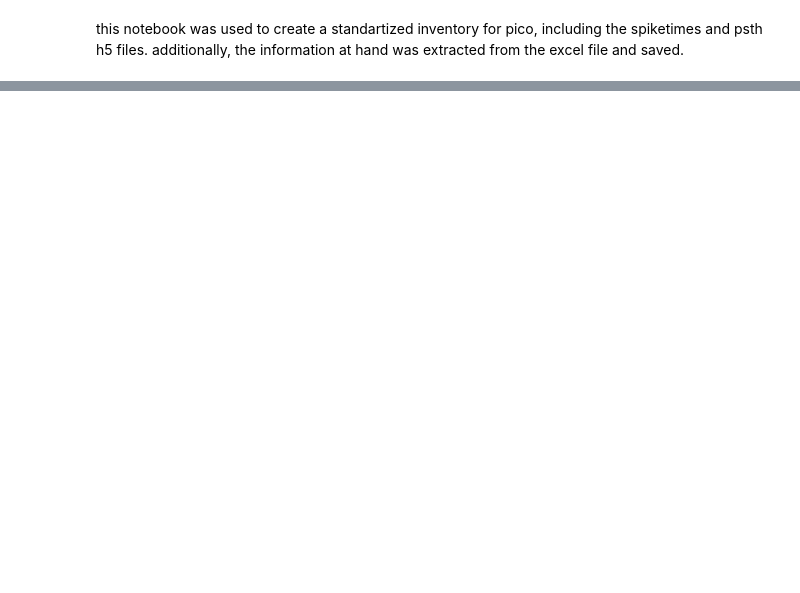
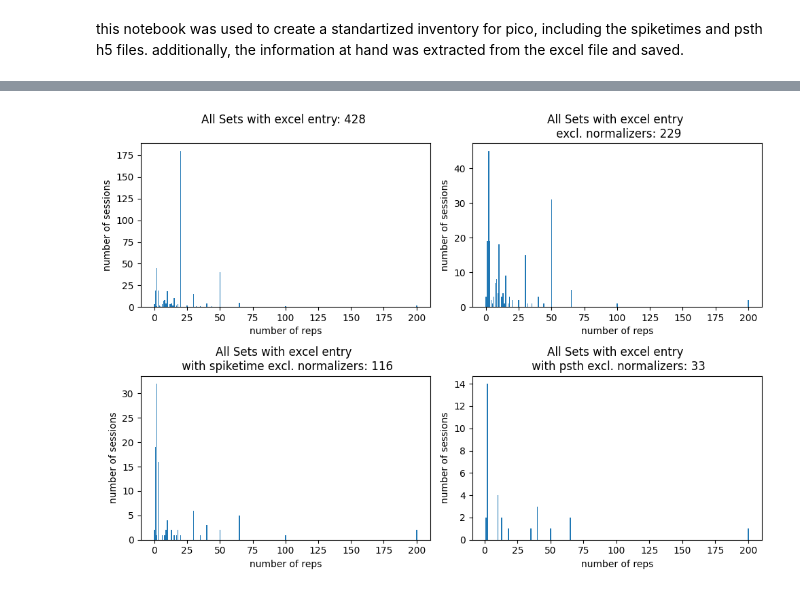
Before and after one commit to AliyaAbl/dandi_brainscore, a Jupyter notebook: create_inventory.ipynb, the cells around one changed output, grey strips where cells are left out. Saved outputs shown, nothing was run; the diff lists cells and outputs as text; code cells hidden in the pictures; blank space fills up the shorter version.

```diff
--- a/create_inventory.ipynb
+++ b/create_inventory.ipynb
@@ -9,22 +9,4 @@ import fnmatch
 import shutil
 import re
 from ruamel.yaml import YAML
-# %%
-def find_directories_with_name(root_dir, directory_name):
-    directory_paths = []
-    for foldername, subfolders, _ in os.walk(root_dir):
-        if directory_name in subfolders:
-            directory_paths.append(os.path.join(foldername, directory_name))
-    return directory_paths
-
-############### Find Directories of SpikeTimes ################################
-###############################################################################
-
-parent_directory = '/braintree/data2/active/users/sgouldin/projects'
-target_directory_name = 'spikeTime'
-spikeTime_directories = find_directories_with_name(parent_directory, target_directory_name)
-
-spike_parent = []
-for path in spikeTime_directories:
-    spike_parent.append(os.path.join(*path.split('/')[0:10]))
 # %%
@@ -231,0 +484,74 @@ print(unique_to_h5)
+# %%
+import numpy as np
+import pandas as pd
+df = pd.read_excel( '/braintree/home/aliya277/dandi_brainscore/pico_inventory.xlsx'  )
+df['(excel) Num Reps'][242] = 1.3
+df['(excel) Num Reps'][10] = 14
+
+# number of reps in total
+num_reps_total = []
+for reps, spike in zip(df['(excel) Num Reps'].to_numpy(), df['Has SpikeTime'].to_numpy()):
+    if type(reps) == int or type(reps)==float:
+        num_reps_total.append(reps)
+
+
+# number of reps excl. normalizers
+num_reps_nonorm = []
+for reps, image_set in zip(df['(excel) Num Reps'].to_numpy(), df['ImageSet'].to_numpy()):
+    if (type(reps) == int or type(reps)==float)  and image_set != 'normalizers' and image_set != 'normalizers-HVM':
+        num_reps_nonorm.append(reps)
+
+# number of reps excl. normalizers and if exist spike time
+num_reps_nonorm_withspike = []
+for reps, spike, image_set in zip(df['(excel) Num Reps'].to_numpy(), df['Has SpikeTime'].to_numpy(),df['ImageSet'].to_numpy()):
+    if (type(reps) == int or type(reps)==float) and image_set != 'normalizers' and image_set != 'normalizers-HVM' and spike != 0:
+        num_reps_nonorm_withspike.append(reps)
+
+# number of reps excl. normalizers and if exist h5
+num_reps_nonorm_withh5 = []
+for reps, h5, image_set in zip(df['(excel) Num Reps'].to_numpy(), df['Has h5'].to_numpy(),df['ImageSet'].to_numpy()):
+    if (type(reps) == int or type(reps)==float) and image_set != 'normalizers' and image_set != 'normalizers-HVM' and h5 != 0:
+        num_reps_nonorm_withh5.append(reps)
+
+import matplotlib.pyplot as plt
+
+fig, ax = plt.subplots(2,2, figsize=(10,7))
+ax = ax.flatten()
+x,h = np.unique(num_reps_total, return_counts=True)
+print(x)
+print(h)
+ax[0].bar(x,h)
+ax[0].set_title(f"All Sets with excel entry: {len(num_reps_total)} \n")
+ax[0].set_xlabel("number of reps")
+ax[0].set_ylabel("number of sessions")
+# ax[0].set_xlim(0, 70)
+
+x, h = np.unique(num_reps_nonorm, return_counts=True)
+print(x)
+print(h)
+ax[1].bar(x, h)
+ax[1].set_title(f"All Sets with excel entry \n excl. normalizers: {len(num_reps_nonorm)}")
+ax[1].set_xlabel("number of reps")
+ax[1].set_ylabel("number of sessions")
+# ax[1].set_xlim(0, 70)
+
+x, h = np.unique(num_reps_nonorm_withspike, return_counts=True)
+print(x)
+print(h)
+ax[2].bar(x, h)
+ax[2].set_title(f"All Sets with excel entry \n with spiketime excl. normalizers: {len(num_reps_nonorm_withspike)}")
+ax[2].set_xlabel("number of reps")
+ax[2].set_ylabel("number of sessions")
+# ax[2].set_xlim(0, 70)
+
+x, h = np.unique(num_reps_nonorm_withh5, return_counts=True)
+print(x)
+print(h)
+ax[3].bar(x, h)
+ax[3].set_title(f"All Sets with excel entry \n with psth excl. normalizers: {len(num_reps_nonorm_withh5)}")
+ax[3].set_xlabel("number of reps")
+ax[3].set_ylabel("number of sessions")
+# ax[3].set_xlim(0, 70)
+
+plt.tight_layout()
+# %% [output]
@@ -231,0 +581 @@ print(unique_to_h5)
+[figure, added]
```
Also changed, not shown: parts of 8 cells of this notebook, 8 other files.
